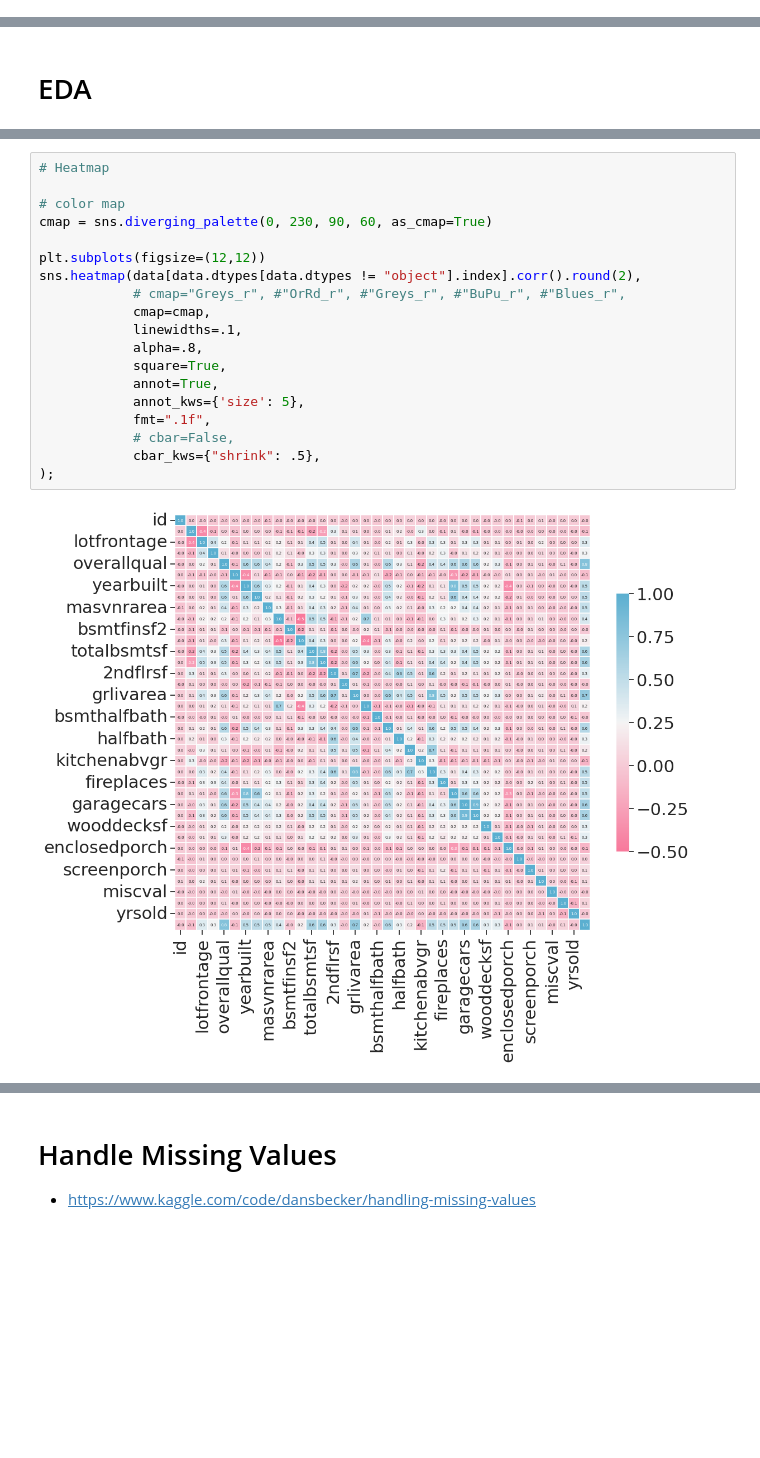
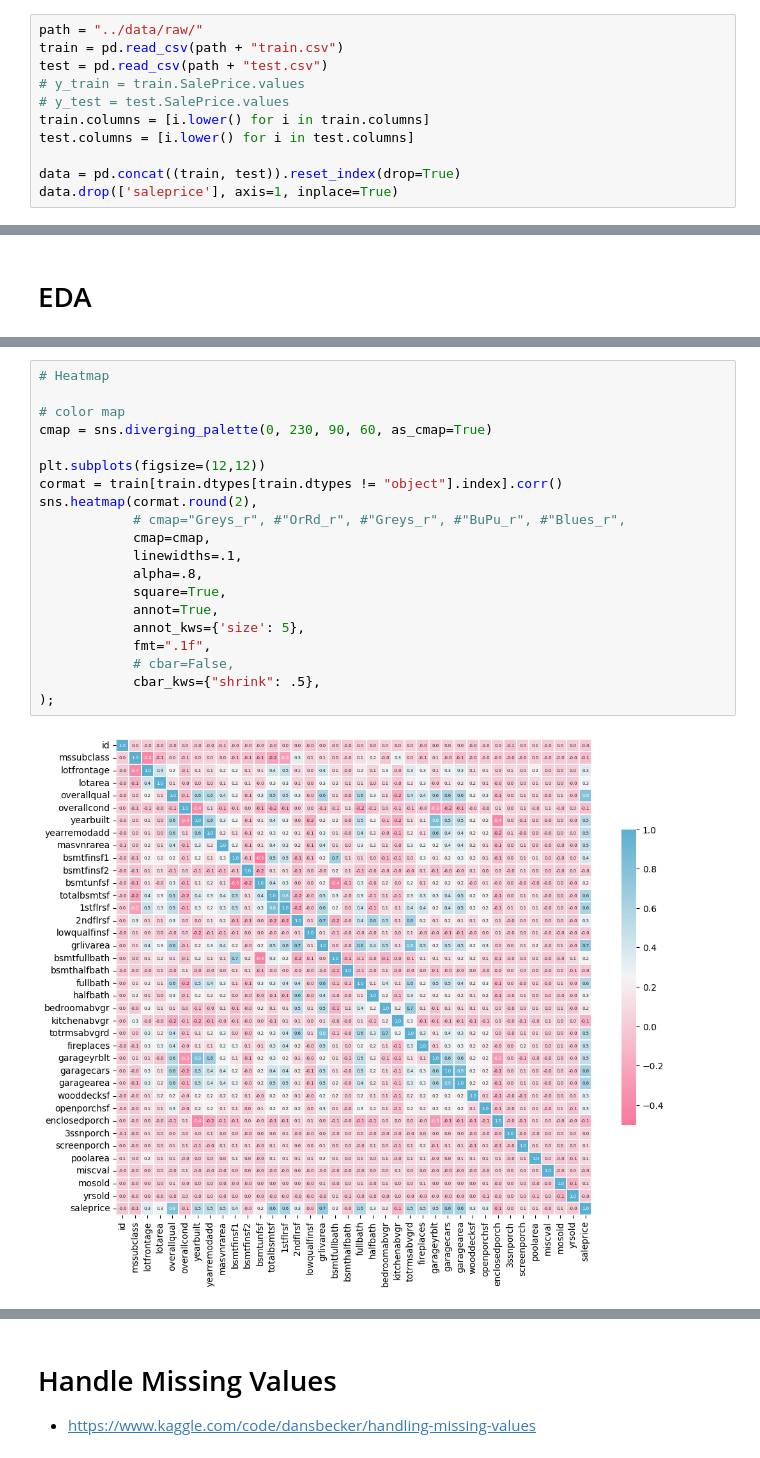
Before and after one commit to dkim949/housing_price_prediction, a Jupyter notebook: notebooks/exploratory.ipynb, the cells around one changed output, grey strips where cells are left out. Drawn from its saved outputs; the diff is of its cells as text; blank space fills up the shorter version.

```diff
--- a/notebooks/exploratory.ipynb
+++ b/notebooks/exploratory.ipynb
@@ -26,3 +23,14 @@ data = pd.read_csv(path + "train.csv")
+# %%
+path = "../data/raw/"
+train = pd.read_csv(path + "train.csv")
+test = pd.read_csv(path + "test.csv")
+# y_train = train.SalePrice.values
+# y_test = test.SalePrice.values
+train.columns = [i.lower() for i in train.columns]
+test.columns = [i.lower() for i in test.columns]
+
+data = pd.concat((train, test)).reset_index(drop=True)
+data.drop(['saleprice'], axis=1, inplace=True)
 # %%
 print(data.shape)
 # %% [output]
@@ -65,21 +61,22 @@ Fri Jan  5 01:35:58 2024
 # %%
 # Heatmap
 
 # color map
 cmap = sns.diverging_palette(0, 230, 90, 60, as_cmap=True)
 
 plt.subplots(figsize=(12,12))
-sns.heatmap(data[data.dtypes[data.dtypes != "object"].index].corr().round(2),
+cormat = train[train.dtypes[train.dtypes != "object"].index].corr()
+sns.heatmap(cormat.round(2),
             # cmap="Greys_r", #"OrRd_r", #"Greys_r", #"BuPu_r", #"Blues_r",
             cmap=cmap,
             linewidths=.1,
             alpha=.8,
             square=True,
             annot=True,
             annot_kws={'size': 5},
             fmt=".1f",
             # cbar=False,
             cbar_kws={"shrink": .5},
 );
 # %% [output]
-[figure, old version]
+[figure, new version]
```
Also changed, not shown: parts of 9 cells of this notebook, 2 other files.
